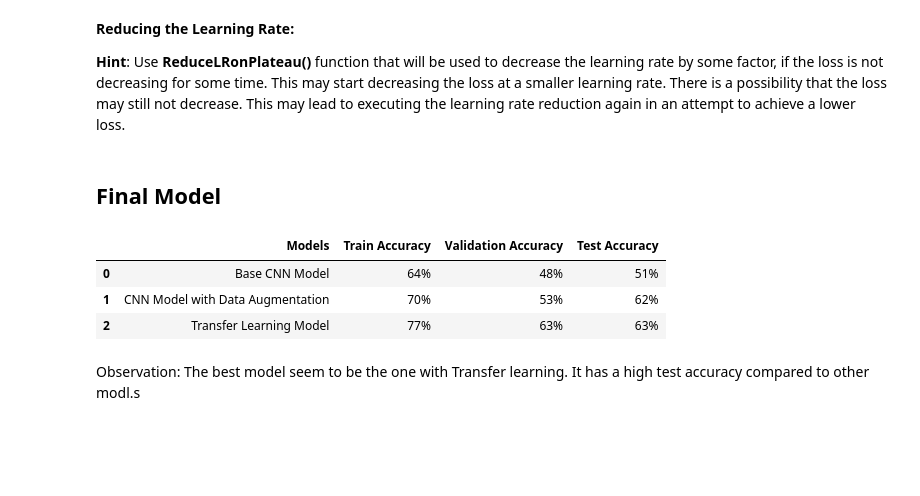
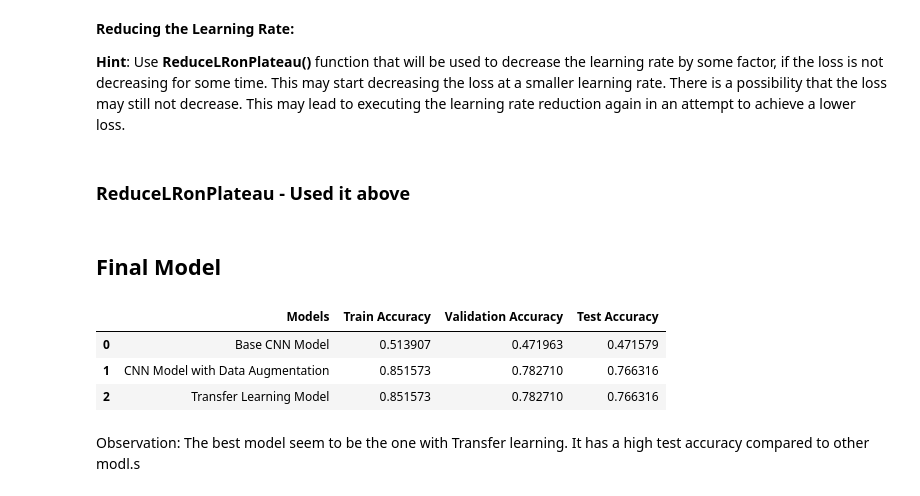
Before and after one commit to stilwalli/AI-ML-Course, a Jupyter notebook: plant-seeding/CV_Project_Full_Code_Notebook.ipynb, the cells around one changed output. Saved outputs shown, nothing was run; the diff lists cells and outputs as text; code cells hidden in the pictures; blank space fills up the shorter version.

```diff
--- a/plant-seeding/CV_Project_Full_Code_Notebook.ipynb
+++ b/plant-seeding/CV_Project_Full_Code_Notebook.ipynb
@@ -353,0 +351,4 @@ accuracy = model.evaluate(X_test_normalized, y_test_encoded, verbose=2)
+# %%
+model1_train_accuracy = model.evaluate(X_train_normalized, y_train_encoded, verbose=2)
+model1_val_accuracy = model.evaluate(X_val_normalized, y_val_encoded, verbose=2)
+model1_test_accuracy = model.evaluate(X_test_normalized, y_test_encoded, verbose=2)
@@ -693,15 +718,28 @@ Obersevation - We are seeing that #9 is almost accurate. Not an ideal model
 **Reducing the Learning Rate:**
 
 **Hint**: Use **ReduceLRonPlateau()** function that will be used to decrease the learning rate by some factor, if the loss is not decreasing for some time. This may start decreasing the loss at a smaller learning rate. There is a possibility that the loss may still not decrease. This may lead to executing the learning rate reduction again in an attempt to achieve a lower loss.
+# %% [markdown]
+### ReduceLRonPlateau - Used it above
 # %% [markdown]
 ## Final Model
 # %%
-pd.DataFrame({'Models':['Base CNN Model','CNN Model with Data Augmentation','Transfer Learning Model'],'Train Accuracy':['64%','70%','77%'],'Validation Accuracy':['48%','53%','63%'],'Test Accuracy':['51%','62%','63%']})
+pd.DataFrame(
+    {
+        "Models": [
+            "Base CNN Model",
+            "CNN Model with Data Augmentation",
+            "Transfer Learning Model",
+        ],
+        "Train Accuracy": [model1_train_accuracy[1], model_2_train_accuracy[1], model_3_train_accuracy[1]],
+        "Validation Accuracy": [model1_val_accuracy[1], model_2_val_accuracy[1], model_3_val_accuracy[1]],
+        "Test Accuracy": [model1_test_accuracy[1], model_2_test_accuracy[1], model_3_test_accuracy[1]],
+    }
+)
 # %% [output]
 |  | Models | Train Accuracy | Validation Accuracy | Test Accuracy |
-| 0 | Base CNN Model | 64% | 48% | 51% |
-| 1 | CNN Model with Data Augmentation | 70% | 53% | 62% |
-| 2 | Transfer Learning Model | 77% | 63% | 63% |
+| 0 | Base CNN Model | 0.513907 | 0.471963 | 0.471579 |
+| 1 | CNN Model with Data Augmentation | 0.851573 | 0.782710 | 0.766316 |
+| 2 | Transfer Learning Model | 0.851573 | 0.782710 | 0.766316 |
 # %% [markdown]
 Observation: The best model seem to be the one with Transfer learning. It has a high test accuracy compared to other modl.s
 # %% [markdown]
```
Also changed, not shown: parts of 18 cells of this notebook, 2 other files.
